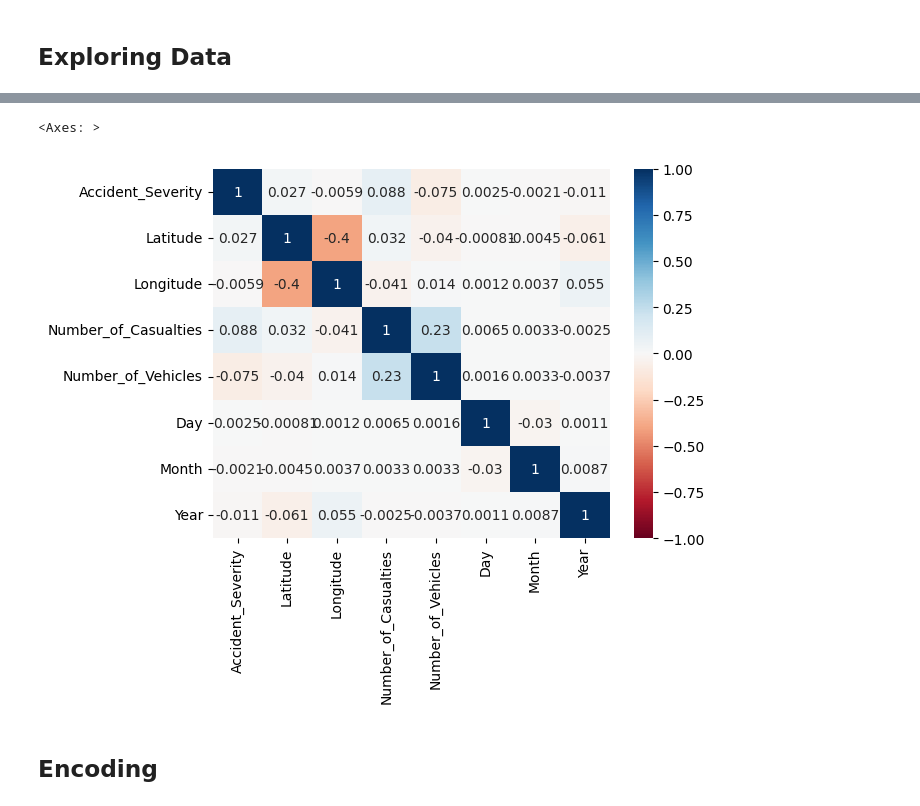
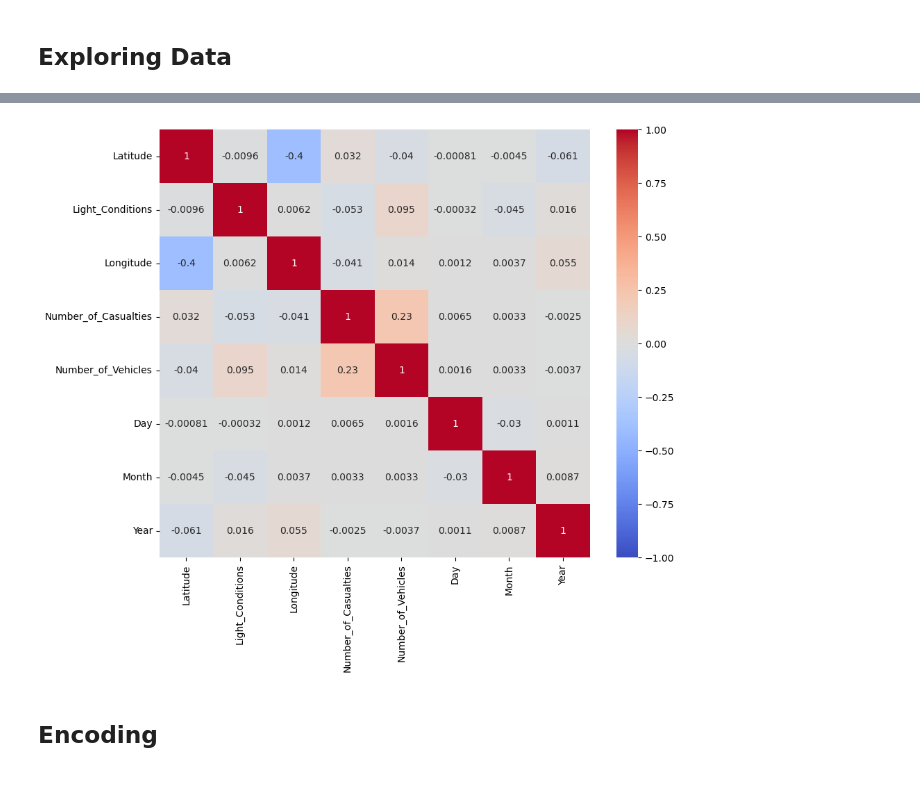
Before and after one commit to lukelin15/DSC148-Proj, a Jupyter notebook: Data_Cleaning_and_EDA.ipynb, the cells around one changed output, grey strips where cells are left out. Drawn from its saved outputs; the diff is of its cells as text; code cells hidden in the pictures.

```diff
--- a/Data_Cleaning_and_EDA.ipynb
+++ b/Data_Cleaning_and_EDA.ipynb
@@ -176,11 +196,9 @@ sns.pairplot(accident_copy)
-# %%
-# plot a correlation heatmap to see the correlation between features
-# seems like extremely low correlation between Accident Severity and all other columns
-# highest is Number of Casualties, at 0.088
-sns.heatmap(accident_copy.corr(), vmin=-1, vmax=1, center=0, annot=True, cmap= 'RdBu')
-# %% [output]
-<Axes: >
-[figure, removed]
+# %%
+plt.figure(figsize=(10, 8))
+sns.heatmap(accident_copy.select_dtypes(include=['float64', 'int64']).corr(), vmin=-1, vmax=1, center=0, annot=True, cmap= 'coolwarm')
+plt.show()
+# %% [output]
+[figure, added]
 # %% [markdown]
 ## Encoding
 # %%
```
Also changed, not shown: parts of 16 cells of this notebook.
